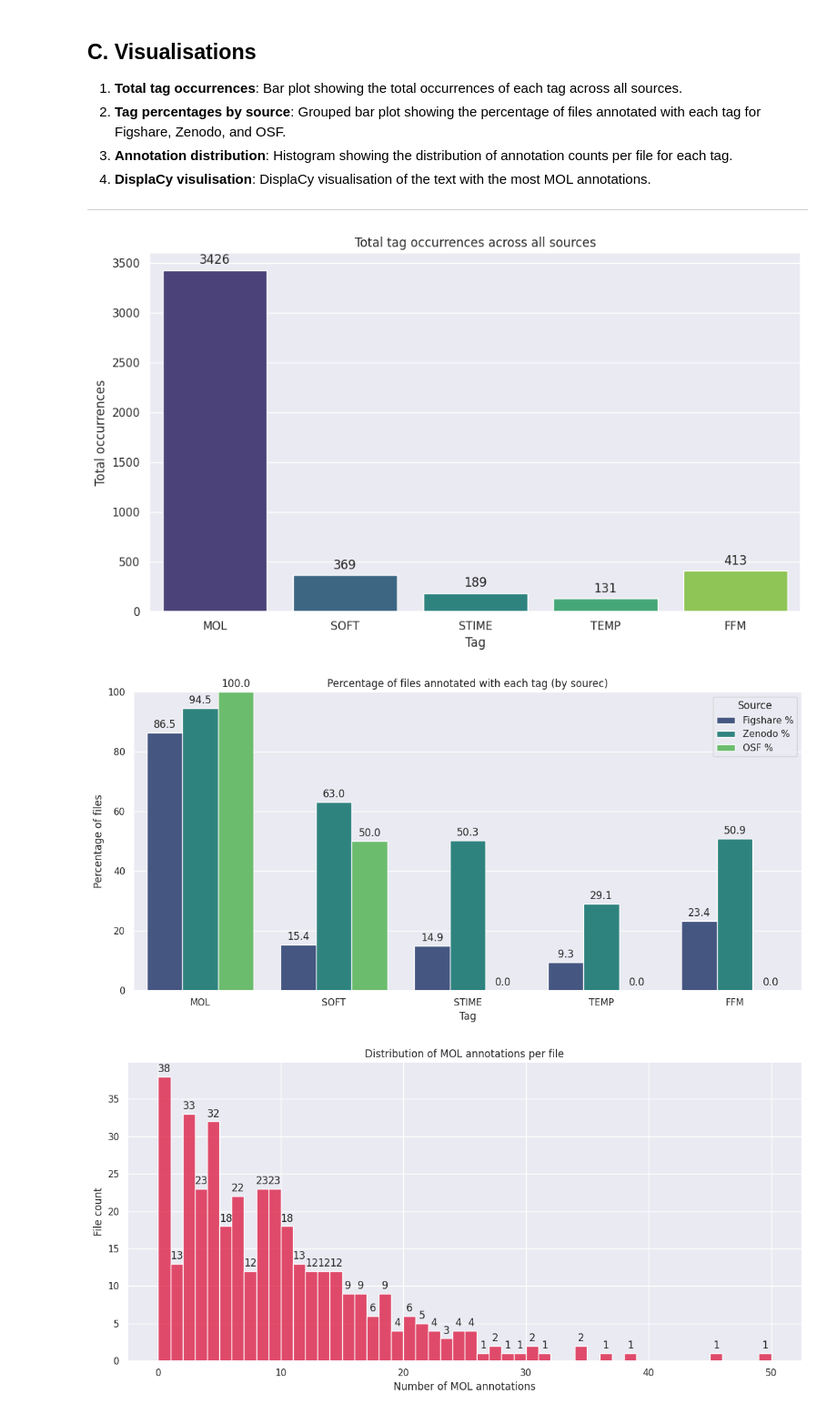
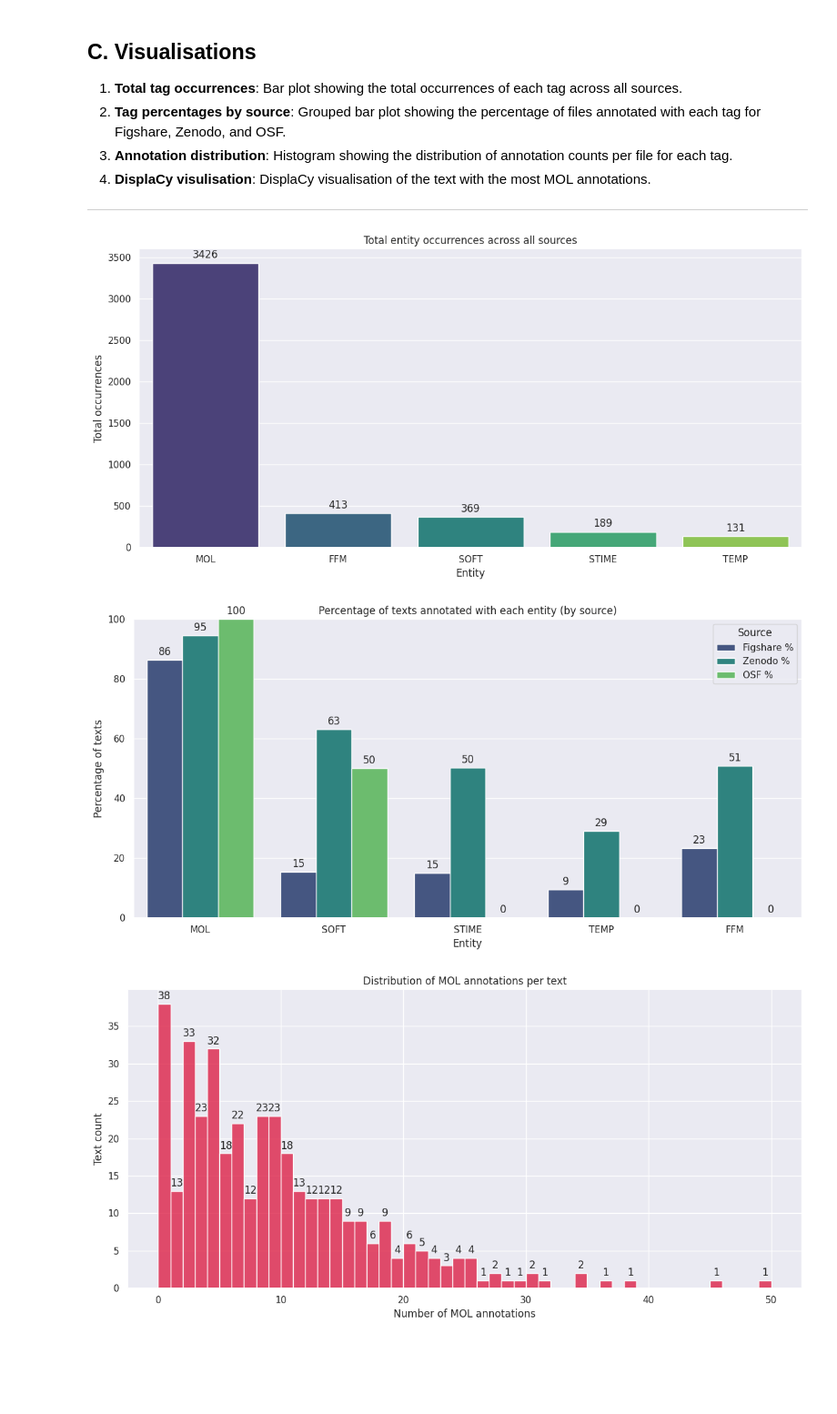
Before and after one commit to pierrepo/mdner, a Jupyter notebook: notebooks/annotations_stats.ipynb, the cells around one changed output. Shown at 91% size. Drawn from its saved outputs; the diff is of its cells as text; code cells hidden in the pictures; blank space fills up the shorter version.

Commit message:
Changing plot titles

```diff
--- a/notebooks/annotations_stats.ipynb
+++ b/notebooks/annotations_stats.ipynb
@@ -192,24 +193,26 @@ Summary saved to ../results/outputs/real_annotations_tag_summary.csv
 ---
 # %%
 df = pd.read_csv("../results/outputs/real_annotations_tag_summary.csv")
+
+df = df.sort_values(by="Total occurrences", ascending=False)
 
 sns.set_theme()
 
 # Bar plot: Total occurrences per tag
-plt.figure(figsize=(10, 6))
+plt.figure(figsize=(12, 6))
 ax = sns.barplot(data=df, x="Tag", y="Total occurrences", palette="viridis", hue="Tag")
 
 # Add value labels on each bar
 for container in ax.containers:
     ax.bar_label(container, padding=3)
 
-plt.title("Total tag occurrences across all sources")
-plt.xlabel("Tag")
+plt.title("Total entity occurrences across all sources")
+plt.xlabel("Entity")
 plt.ylabel("Total occurrences")
 plt.tight_layout()
 plt.show()
 # %% [output]
-[figure, old version]
+[figure, new version]
 # %%
 # Melt the % columns for easier grouped bar plotting
 df_melted = df.melt(
@@ -225,15 +228,15 @@ ax = sns.barplot(data=df_melted, x="Tag", y="Percentage", hue="Source", palette=
 
 # Add value labels on each bar
 for container in ax.containers:
-    ax.bar_label(container, fmt="%.1f", padding=3)
+    ax.bar_label(container, fmt="%.0f", padding=3)
 
-plt.title("Percentage of files annotated with each tag (by sourec)")
-plt.xlabel("Tag")
-plt.ylabel("Percentage of files")
+plt.title("Percentage of texts annotated with each entity (by source)")
+plt.xlabel("Entity")
+plt.ylabel("Percentage of texts")
 plt.ylim(0, 100)
 plt.tight_layout()
 plt.show()
 # %% [output]
-[figure, old version]
+[figure, new version]
 # %%
 for tag in TAGS:
```
Also changed, not shown: parts of 8 cells of this notebook.
